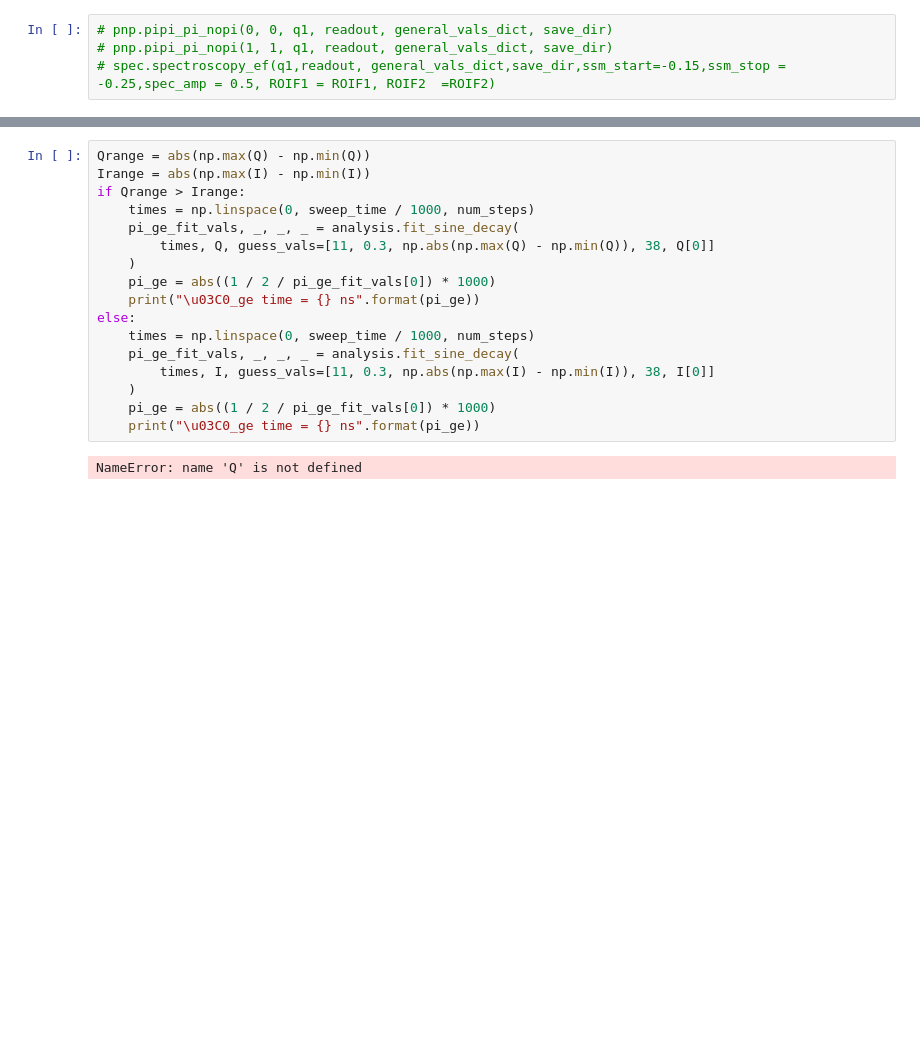
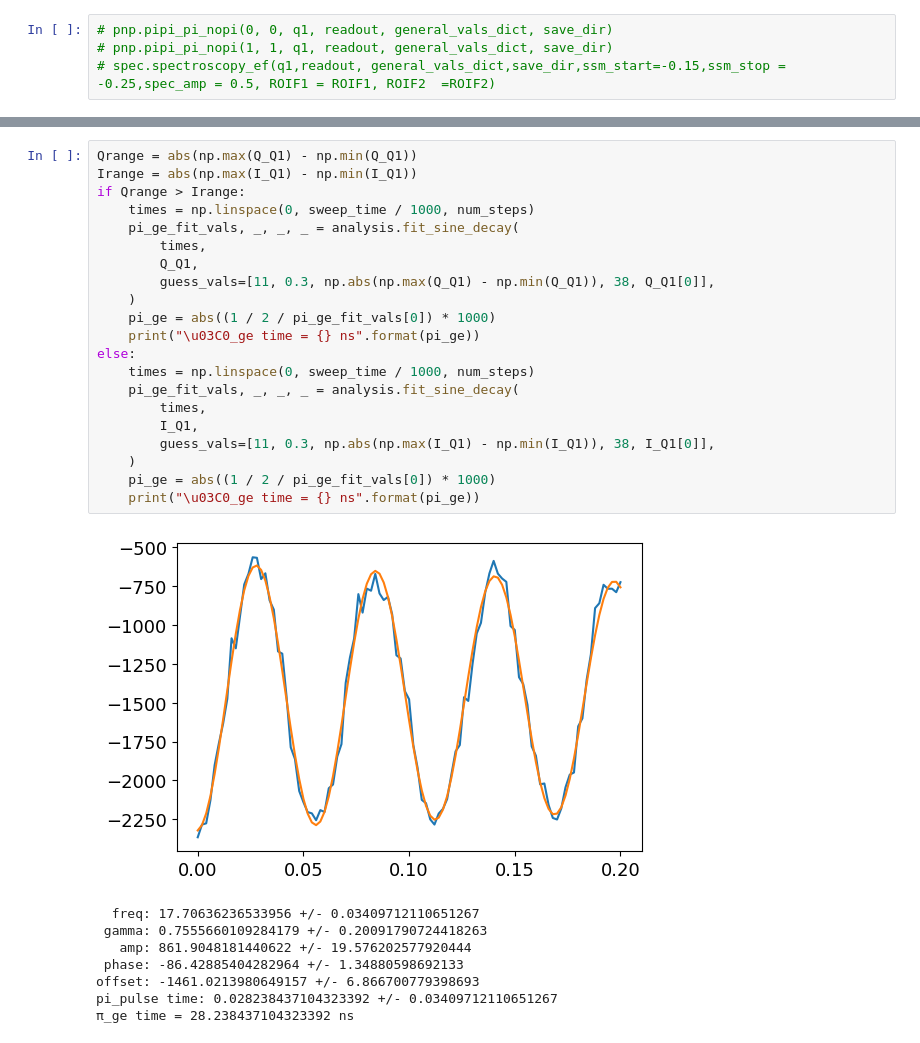
Before and after one commit to Katermurch/BlueFridgeNonLin, a Jupyter notebook: threestate_discrim.ipynb, the cells around one changed output, grey strips where cells are left out. Drawn from its saved outputs; the diff is of its cells as text; blank space fills up the shorter version.

```diff
--- a/threestate_discrim.ipynb
+++ b/threestate_discrim.ipynb
@@ -185,19 +150,30 @@ Qubit 2
 # %%
-Qrange = abs(np.max(Q) - np.min(Q))
-Irange = abs(np.max(I) - np.min(I))
+Qrange = abs(np.max(Q_Q1) - np.min(Q_Q1))
+Irange = abs(np.max(I_Q1) - np.min(I_Q1))
 if Qrange > Irange:
     times = np.linspace(0, sweep_time / 1000, num_steps)
     pi_ge_fit_vals, _, _, _ = analysis.fit_sine_decay(
-        times, Q, guess_vals=[11, 0.3, np.abs(np.max(Q) - np.min(Q)), 38, Q[0]]
+        times,
+        Q_Q1,
+        guess_vals=[11, 0.3, np.abs(np.max(Q_Q1) - np.min(Q_Q1)), 38, Q_Q1[0]],
     )
     pi_ge = abs((1 / 2 / pi_ge_fit_vals[0]) * 1000)
     print("\u03C0_ge time = {} ns".format(pi_ge))
 else:
     times = np.linspace(0, sweep_time / 1000, num_steps)
     pi_ge_fit_vals, _, _, _ = analysis.fit_sine_decay(
-        times, I, guess_vals=[11, 0.3, np.abs(np.max(I) - np.min(I)), 38, I[0]]
+        times,
+        I_Q1,
+        guess_vals=[11, 0.3, np.abs(np.max(I_Q1) - np.min(I_Q1)), 38, I_Q1[0]],
     )
     pi_ge = abs((1 / 2 / pi_ge_fit_vals[0]) * 1000)
     print("\u03C0_ge time = {} ns".format(pi_ge))
 # %% [output]
+[figure, added]
-NameError: name 'Q' is not defined
+  freq: 17.70636236533956 +/- 0.03409712110651267
+ gamma: 0.7555660109284179 +/- 0.20091790724418263
+   amp: 861.9048181440622 +/- 19.576202577920444
+ phase: -86.42885404282964 +/- 1.34880598692133
+offset: -1461.0213980649157 +/- 6.866700779398693
+pi_pulse time: 0.028238437104323392 +/- 0.03409712110651267
+π_ge time = 28.238437104323392 ns
```
Also changed, not shown: parts of 6 cells of this notebook, 3 other files.
